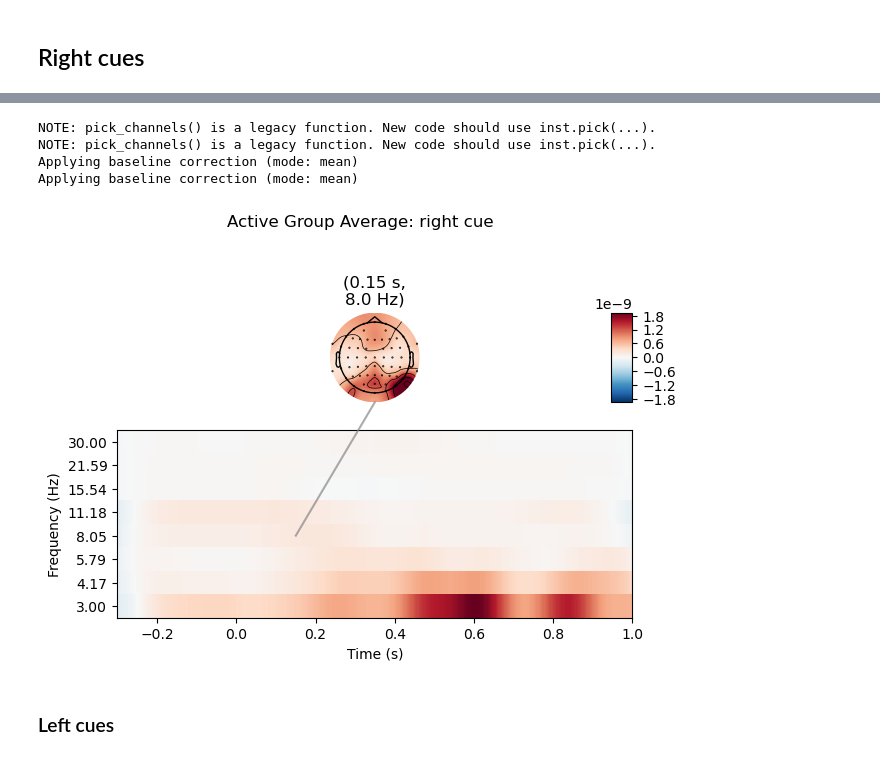
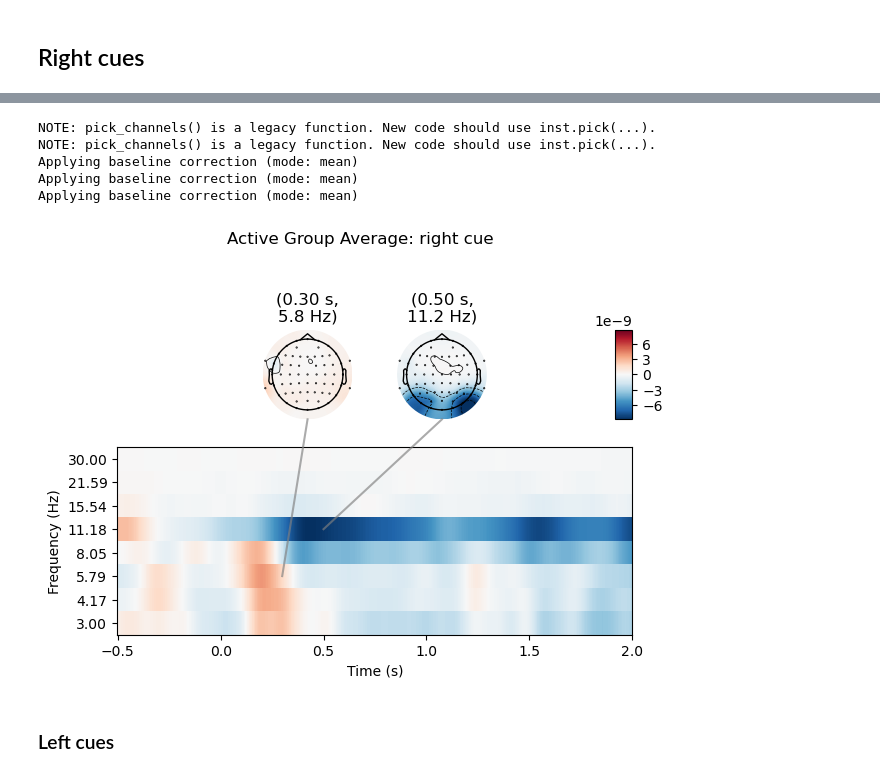
Before and after one commit to locua/time-frequency-analysis, a Jupyter notebook: tf.ipynb, the cells around one changed output, grey strips where cells are left out. Cells and saved outputs as stored; diff of their text form; code cells hidden in the pictures.

```diff
--- a/tf.ipynb
+++ b/tf.ipynb
@@ -110,28 +112,33 @@ freqs = np.logspace(*np.log10([3, 30]), num=8)  # alpha to gamma frequencies
 n_cycles = freqs / 2.  # different number of cycle per frequency
 # %%
 def process_group(file_names, focal_event):
-    # epoch_list = []
+    epochs_list = list()
     powers = list()
     for file in file_names:
         # Load raw
         raw = mne.io.read_raw(file, preload=True)
         print('dropping channel');raw.drop_channels('ECG')
         # Filter ?
-        filt_raw = raw.copy().filter(l_freq=1.0, h_freq=40)
+        filt_raw = raw.copy().filter(l_freq=1.0, h_freq=30)
         # Events
         events, event_id = mne.events_from_annotations(filt_raw, event_map) # get events
         # Re-reference
-        avg_ref = raw.copy().set_eeg_reference(ref_channels="average")
+        # avg_ref = raw.copy().set_eeg_reference(ref_channels="average")
+
+        reject_criteria=dict(
+            eeg=1000e-6
+        )
+
         # Get epochs
-        epochs = mne.Epochs(raw=avg_ref,
+        epochs = mne.Epochs(raw=filt_raw,
                             events=events,
-                            event_id={'valid stim':focal_event},
+                            event_id=focal_event,
                             detrend=1,
-                            tmin=-.3,
-                            tmax=1,
-                            baseline=(-0.3, -0.1),
+                            tmin=-1,
+                            tmax=3,
+                            baseline=(None, 0),
                             preload=True,
-                            # picks=picks,
+                            reject=reject_criteria,
                             event_repeated='drop')
 
         epochs.set_montage(montage)
@@ -139,7 +146,8 @@ def process_group(file_names, focal_event):
         power = mne.time_frequency.tfr_morlet(epochs, freqs=freqs, n_cycles=n_cycles, use_fft=True, return_itc=False, decim=3, n_jobs=1) # get tfr_morlet
         power.info.set_montage(montage) # set_montage
         powers.append(power)
-    return powers
+        epochs_list.append(epochs)
+    return powers, epochs_list
 # %% [markdown]
 ## Central cues
 # %%
@@ -233,7 +253,7 @@ Applying baseline correction (mode: mean)
 # %% [markdown]
 ## Right cues
 # %%
-active_powers_right = process_group(active2bs, 70)
+active_powers_right, active_right_epochs = process_group(active2bs, 70)
 # Average the TFR representations over epochs for each group
 average_power_active_right = mne.grand_average(active_powers_right)
 # %% [output]
@@ -310,14 +343,15 @@ Reading 0 ... 678635  =      0.000 ...   678.635 secs...
 # %%
 # Plot the result for each group
-average_power_active_right.plot_joint(baseline=(-0.3, -0.2), mode='mean', title='Active Group Average: right cue', timefreqs=[(0.15, 9)]);
+ar = average_power_active_right.plot_joint(baseline=(-0.5, 0),tmin=-0.5, tmax=2, mode='mean', title='Active Group Average: right cue', timefreqs=[(0.3, 6), (0.5, 10)]);
 # Show
 plt.show()
 # %% [output]
 NOTE: pick_channels() is a legacy function. New code should use inst.pick(...).
 NOTE: pick_channels() is a legacy function. New code should use inst.pick(...).
 Applying baseline correction (mode: mean)
 Applying baseline correction (mode: mean)
+Applying baseline correction (mode: mean)
-[figure, old version]
+[figure, new version]
 # %% [markdown]
 ### Left cues
 # %%
```
Also changed, not shown: parts of 19 cells of this notebook, 1 other file.
